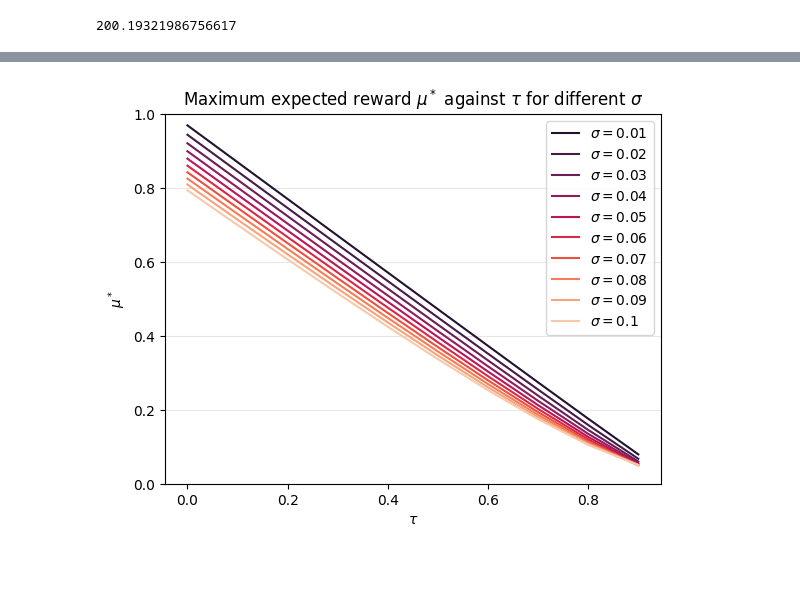
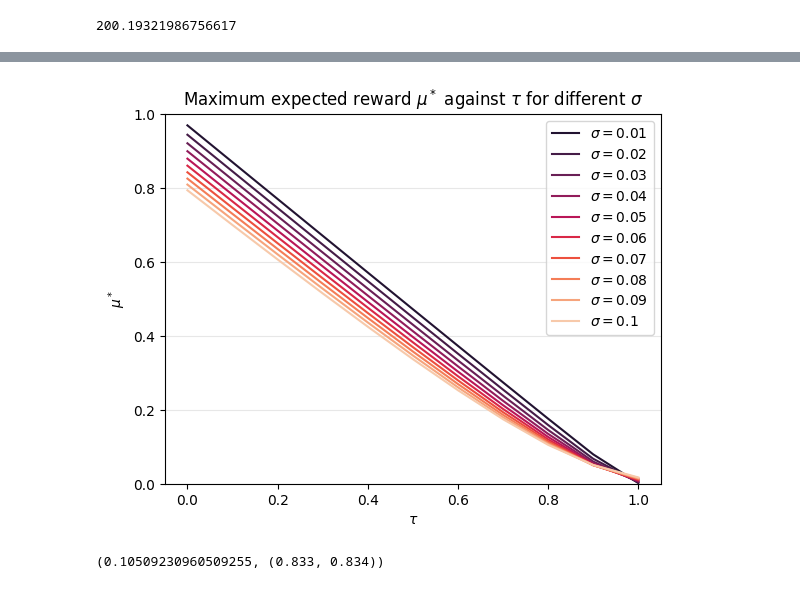
Before and after one commit to ICStudent02344391/summer-project, a Jupyter notebook: analyses/model_1.ipynb, the cells around one changed output, grey strips where cells are left out. Saved outputs shown, nothing was run; the diff lists cells and outputs as text; code cells hidden in the pictures.

```diff
--- a/analyses/model_1.ipynb
+++ b/analyses/model_1.ipynb
@@ -341,7 +416,13 @@ partition = np.linspace(0, 1, K+1)
 # Budget (number of rounds)
 T = 500
 # Threshold distribution
-tau = 0.3
+tau = 0.8
 sigma = 0.05
 thresholds =  sigma * rndm.randn(T) + tau
 mu_star, (a0_star, a1_star) = get_optimal_mu(partition, tau, sigma, unif_range = True)
+# %%
+list_mu = []
+for i in range (len(partition)-1):
+    list_mu.append(get_mu(partition[i], partition[i+1], tau, sigma))
+plt.plot(list_mu)
+plt.show()
@@ -348,21 +431,25 @@ mu_star, (a0_star, a1_star) = get_optimal_mu(partition, tau, sigma, unif_range =
 # %%
-tau_array = np.arange(0 ,1, 0.1)
+tau_array = np.arange(0 , 1.1, 0.1)
 sigma_list = [0.01, 0.02, 0.03, 0.04, 0.05, 0.06, 0.07, 0.08, 0.09, 0.1]
 colors = sns.color_palette("rocket", len(sigma_list))
 for i, sigma in enumerate(sigma_list):
     plt.plot(tau_array,
              [get_optimal_mu(partition, tau, sigma) for tau in tau_array],
              label = r"$\sigma =$" + str(sigma),
              c = colors[i])
 plt.ylim((0, bsup))
 plt.xlabel(r"$\tau$")
 plt.ylabel(r"$\mu^*$")
 plt.legend()
 plt.title(r"Maximum expected reward $\mu^*$ against $\tau$ for different $\sigma$")
 plt.grid(axis = "y", alpha = 0.3)
 plt.show()
 # %% [output]
-[figure, old version]
+[figure, new version]
+# %%
+get_optimal_mu(partition, tau, sigma, unif_range = True)
+# %% [output]
+(0.10509230960509255, (0.833, 0.834))
 # %%
 # def reward(bid, tau):
 #     return (sup_y - bid) * (tau <= bid)
```
Also changed, not shown: parts of 14 cells of this notebook.
